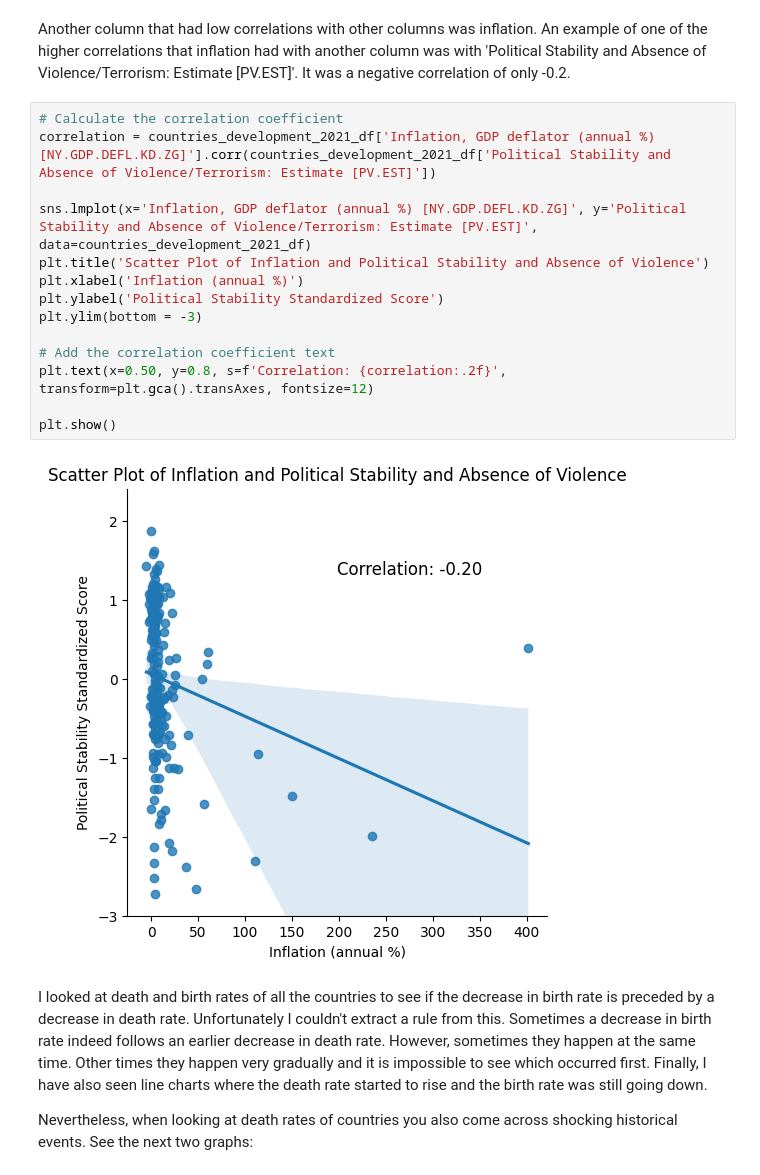
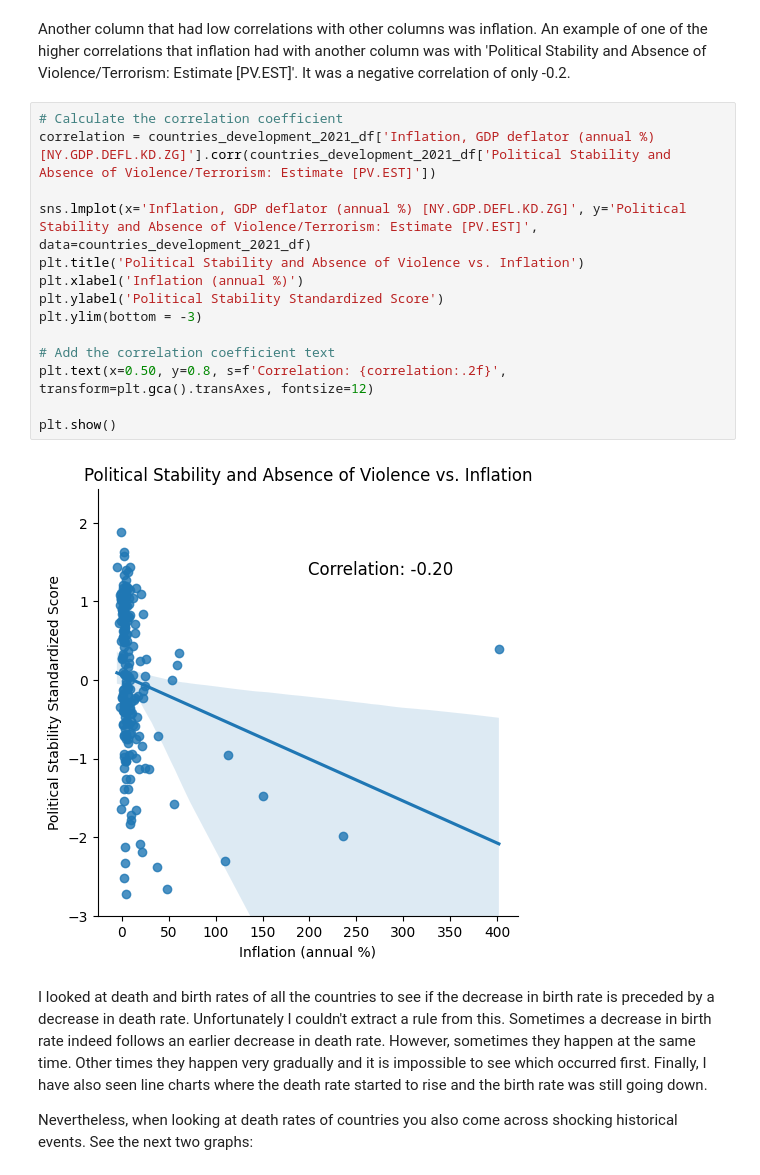
Before and after one commit to David-7805/Global-Development-Trends-Analyzing-World-Data, a Jupyter notebook: FinalProject_WorldDevelopmentData_lite.ipynb, the cells around one changed output. Drawn from its saved outputs; the diff is of its cells as text.

```diff
--- a/FinalProject_WorldDevelopmentData_lite.ipynb
+++ b/FinalProject_WorldDevelopmentData_lite.ipynb
@@ -1470,19 +1731,19 @@ Another column that had low correlations with other columns was inflation. An ex
 # %%
 # Calculate the correlation coefficient
 correlation = countries_development_2021_df['Inflation, GDP deflator (annual %) [NY.GDP.DEFL.KD.ZG]'].corr(countries_development_2021_df['Political Stability and Absence of Violence/Terrorism: Estimate [PV.EST]'])
 
 sns.lmplot(x='Inflation, GDP deflator (annual %) [NY.GDP.DEFL.KD.ZG]', y='Political Stability and Absence of Violence/Terrorism: Estimate [PV.EST]', data=countries_development_2021_df)
-plt.title('Scatter Plot of Inflation and Political Stability and Absence of Violence')
+plt.title('Political Stability and Absence of Violence vs. Inflation')
 plt.xlabel('Inflation (annual %)')
 plt.ylabel('Political Stability Standardized Score')
 plt.ylim(bottom = -3)
 
 # Add the correlation coefficient text
 plt.text(x=0.50, y=0.8, s=f'Correlation: {correlation:.2f}', transform=plt.gca().transAxes, fontsize=12)
 
 plt.show()
 # %% [output]
-[figure, old version]
+[figure, new version]
 # %% [markdown]
 I looked at death and birth rates of all the countries to see if the decrease in birth rate is preceded by a decrease in death rate. Unfortunately I couldn't extract a rule from this. Sometimes a decrease in birth rate indeed follows an earlier decrease in death rate. However, sometimes they happen at the same time. Other times they happen very gradually and it is impossible to see which occurred first. Finally, I have also seen line charts where the death rate started to rise and the birth rate was still going down.
 
```
Also changed, not shown: parts of 18 cells of this notebook.
